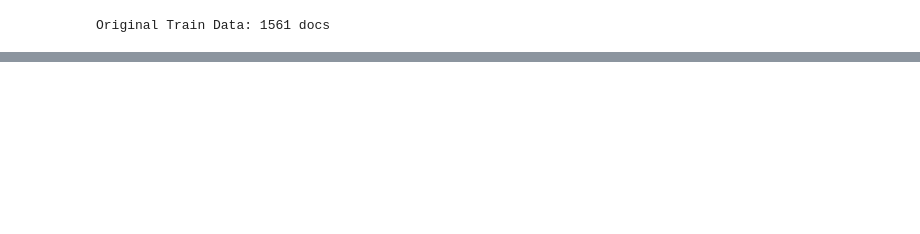
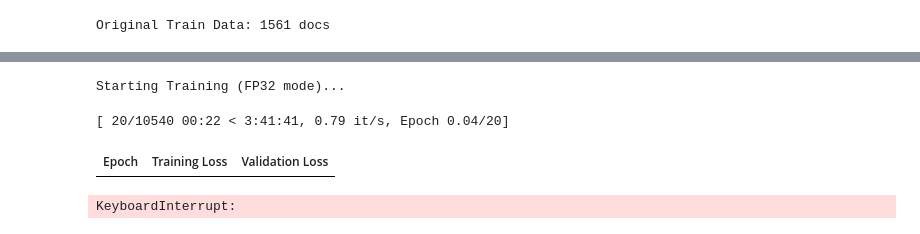
Before and after one commit to stevenharperja/Thesis, a Jupyter notebook: Research/TheProjectKaggle/dpc-starter-train.ipynb, the cells around one changed output, grey strips where cells are left out. Cells and saved outputs as stored; diff of their text form; code cells hidden in the pictures; blank space fills up the shorter version.

Commit message:
Kaggle Notebook | DPC Starter Train | Version 3

```diff
--- a/Research/TheProjectKaggle/dpc-starter-train.ipynb
+++ b/Research/TheProjectKaggle/dpc-starter-train.ipynb
@@ -67,7 +67,7 @@ class Config:
     MAX_LENGTH = 512
 
     BATCH_SIZE = 8       # Adjust depending on GPU memory (on a P100 you can usually go with 8–16).
-    EPOCHS = 20
+    EPOCHS = 10 #try 10 epochs cuz double data?
     LEARNING_RATE = 2e-4
     OUTPUT_DIR = "./byt5-akkadian-model"
 # %%
@@ -218,8 +233,13 @@ metric = evaluate.load("chrf")
 def compute_metrics(eval_preds):
     preds, labels = eval_preds
     if isinstance(preds, tuple): preds = preds[0]
-
-    decoded_preds = tokenizer.batch_decode(preds, skip_special_tokens=True)
+    try:
+        decoded_preds = tokenizer.batch_decode(preds, skip_special_tokens=True)
+    except:
+        print(f"The bad preds are: {preds}")
+        print(f"with type:{preds.__class__.__name__}")
+        print("Ignoring computing metrics and continuing onward")
+        return {"chrf": 0}
     # Ignore -100 in the labels.
     labels = np.where(labels != -100, labels, tokenizer.pad_token_id)
     decoded_labels = tokenizer.batch_decode(labels, skip_special_tokens=True)
@@ -236,33 +256,38 @@ args = Seq2SeqTrainingArguments(
     save_strategy="epoch",
     learning_rate=Config.LEARNING_RATE,
 
     # === Key fixes ===
     fp16=False,                     # ★Set to False to prevent a NaN error (required).
     per_device_train_batch_size=4,  # ★fp32 uses more memory, so reduce the batch size (8 -> 4).
     per_device_eval_batch_size=4,
     gradient_accumulation_steps=2,  # ★To compensate, accumulate gradients to keep the effective batch size at 8.
     # ======================
 
     weight_decay=0.01,
     save_total_limit=2,
     num_train_epochs=Config.EPOCHS,
     predict_with_generate=True,
     logging_steps=10,               # Inspect logs in more detail.
     report_to="none"
 )
 
 trainer = Seq2SeqTrainer(
     model=model,
     args=args,
     train_dataset=tokenized_train,
     eval_dataset=tokenized_val,
     data_collator=data_collator,
     tokenizer=tokenizer,
     compute_metrics=compute_metrics
 )
 
 print("Starting Training (FP32 mode)...")
 trainer.train()
+# %% [output]
+Starting Training (FP32 mode)...
+[ 20/10540 00:22 < 3:41:41, 0.79 it/s, Epoch 0.04/20]
+| Epoch | Training Loss | Validation Loss |
+KeyboardInterrupt:
 # %%
 # --- Save Model ---
 # Important: the model saved here will be loaded in the next notebook.
```
Also changed, not shown: parts of 4 cells of this notebook.
